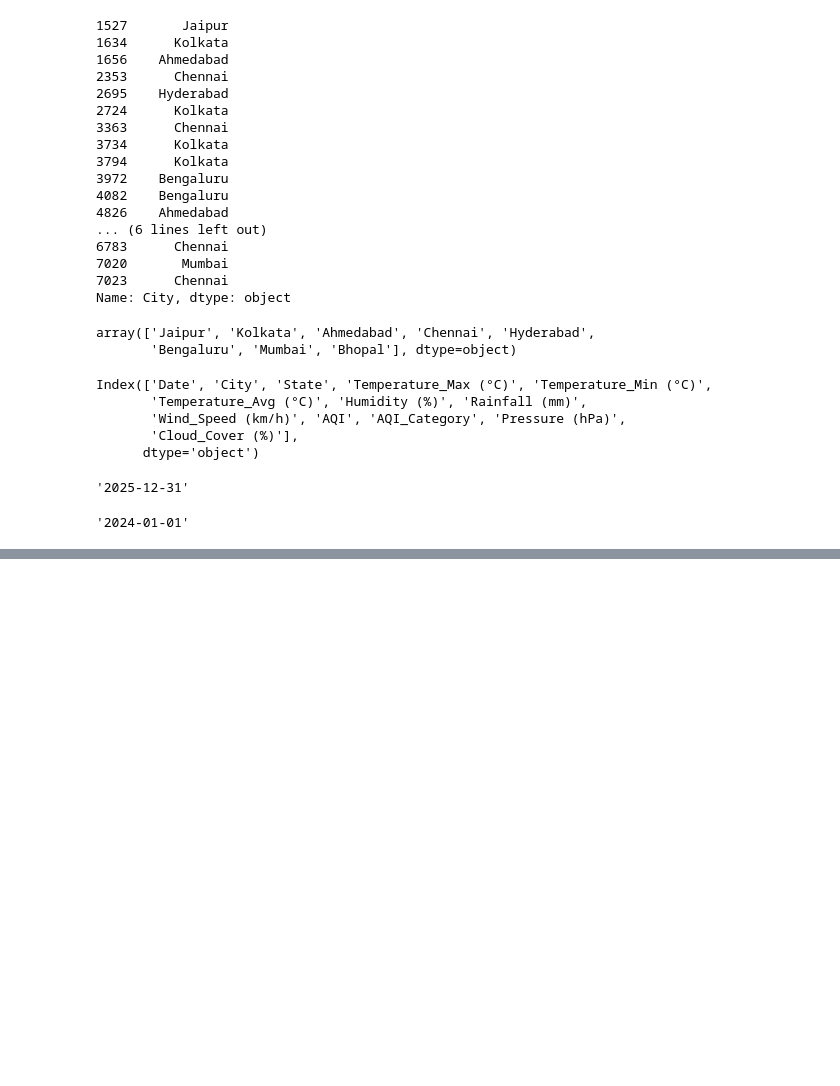
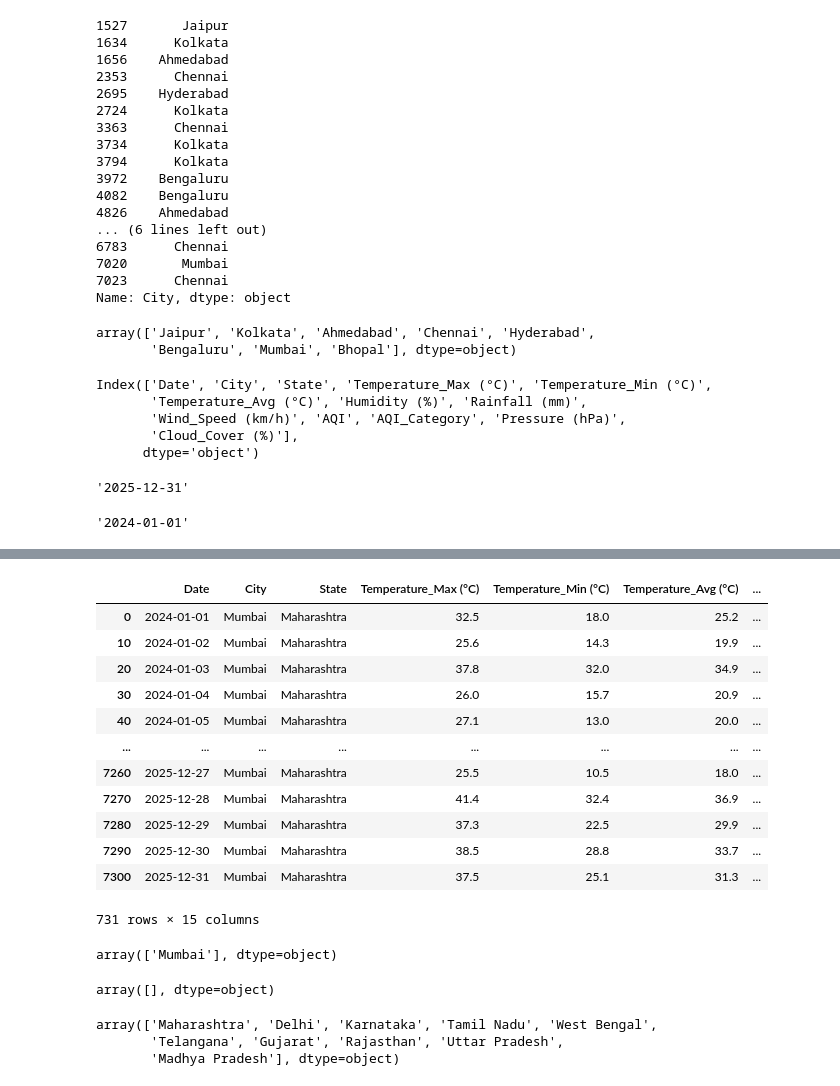
Before and after one commit to Ankush-r7/Climate_Analysis-of-data-from-2024-2025, a Jupyter notebook: climate.ipynb, the cells around one changed output, grey strips where cells are left out. Drawn from its saved outputs; the diff is of its cells as text; code cells hidden in the pictures; blank space fills up the shorter version.

```diff
--- a/climate.ipynb
+++ b/climate.ipynb
@@ -135,0 +162,22 @@ df['Date'].min()
+# %%
+df_Maharashtra = df[df['State']=='Maharashtra']
+# %%
+df_Maharashtra
+# %% [output]
+|  | Date | City | State | Temperature_Max (°C) | Temperature_Min (°C) | Temperature_Avg (°C) | ... |
+| 0 | 2024-01-01 | Mumbai | Maharashtra | 32.5 | 18.0 | 25.2 | ... |
+| 10 | 2024-01-02 | Mumbai | Maharashtra | 25.6 | 14.3 | 19.9 | ... |
+| 20 | 2024-01-03 | Mumbai | Maharashtra | 37.8 | 32.0 | 34.9 | ... |
+| 30 | 2024-01-04 | Mumbai | Maharashtra | 26.0 | 15.7 | 20.9 | ... |
+| 40 | 2024-01-05 | Mumbai | Maharashtra | 27.1 | 13.0 | 20.0 | ... |
+| ... | ... | ... | ... | ... | ... | ... | ... |
+| 7260 | 2025-12-27 | Mumbai | Maharashtra | 25.5 | 10.5 | 18.0 | ... |
+| 7270 | 2025-12-28 | Mumbai | Maharashtra | 41.4 | 32.4 | 36.9 | ... |
+| 7280 | 2025-12-29 | Mumbai | Maharashtra | 37.3 | 22.5 | 29.9 | ... |
+| 7290 | 2025-12-30 | Mumbai | Maharashtra | 38.5 | 28.8 | 33.7 | ... |
+| 7300 | 2025-12-31 | Mumbai | Maharashtra | 37.5 | 25.1 | 31.3 | ... |
+731 rows × 15 columns
+# %%
+df_Maharashtra['City'].unique()
+# %% [output]
+array(['Mumbai'], dtype=object)
@@ -135,0 +186,10 @@ df['Date'].min()
+# %%
+df_Punjab['City'].unique()
+# %% [output]
+array([], dtype=object)
+# %%
+df['State'].unique()
+# %% [output]
+array(['Maharashtra', 'Delhi', 'Karnataka', 'Tamil Nadu', 'West Bengal',
+       'Telangana', 'Gujarat', 'Rajasthan', 'Uttar Pradesh',
+       'Madhya Pradesh'], dtype=object)
```
Also changed, not shown: parts of 8 cells of this notebook.
